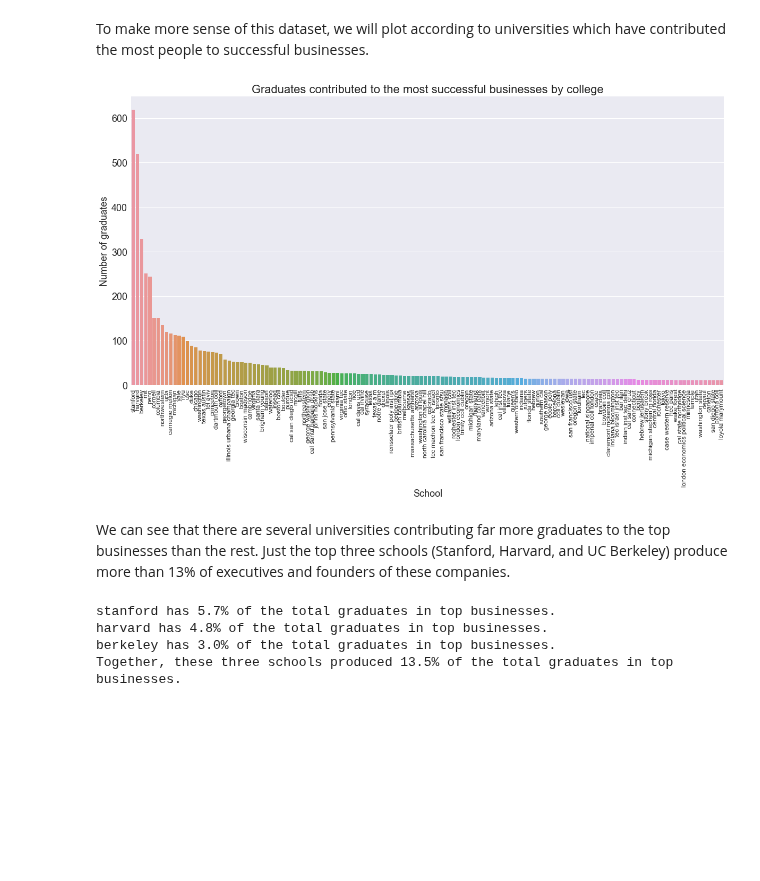
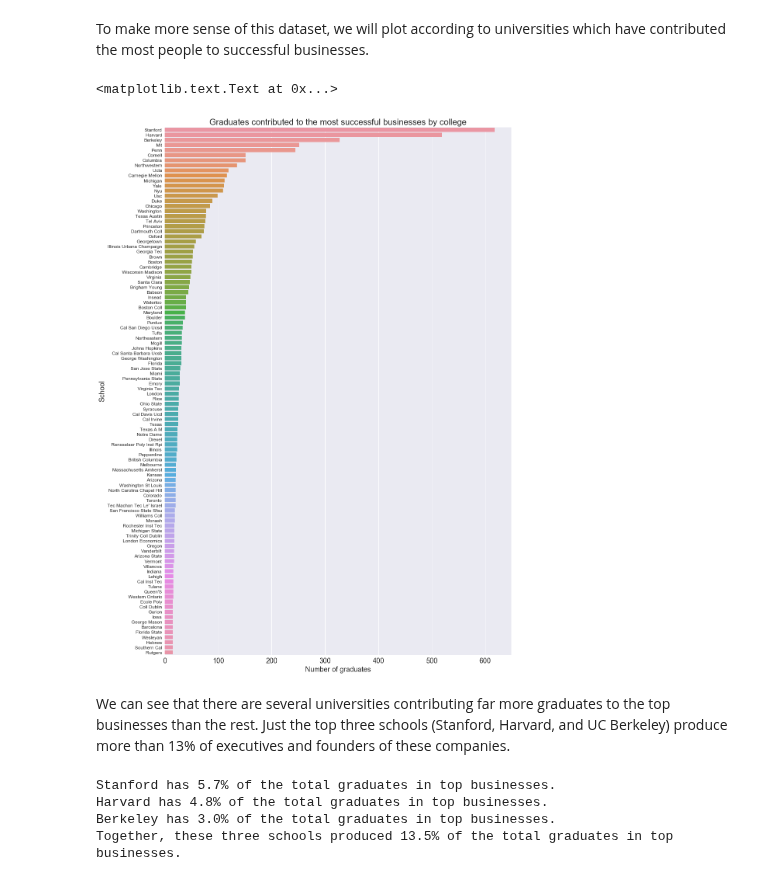
Before and after one commit to berkeley-stat159-f17/project-3-p2-mo-ma-ne, a Jupyter notebook: education.ipynb, the cells around one changed output. Cells and saved outputs as stored; diff of their text form; code cells hidden in the pictures; blank space fills up the shorter version.

```diff
--- a/education.ipynb
+++ b/education.ipynb
@@ -61,3 +19,10 @@ Index(['affiliation_name', 'birthplace', 'first_name', 'id', 'last_name',
+# %%
+conn = dbConnect()
+people = dbTableToDataFrame(conn,'cb_people')
+degrees = dbTableToDataFrame(conn,'cb_degrees')
+funding_rounds = dbTableToDataFrame(conn,'cb_funding_rounds')
+objects = dbTableToDataFrame(conn,'cb_objects')
+conn.close()
 # %% [markdown]
 ## The most successful businesses
 
@@ -222,8 +182,0 @@ delstems = ['univ','school','law','business']
-# %%
-# Also define some famous keywords or alternate names that clearly identify a specific school
-famous_keywords=['wharton','yale','harvard','mit','henley','berkeley','gurion','duke',
-             'babson','bentley','canberra','boulder','stanford','northwestern','usc',
-             'ucla','nyu','bowling green','baldwin wallace','boston coll','cal culinary',
-             'virginia commonwealth','virginia poly','stony brook','georgia tec']
-famous_altnames={'cal':'berkeley','pennsylvania':'penn','wharton':'penn','virginia poly':'virginia tec',
-                 'chicago booth':'chicago','massachusetts inst tec':'mit'}
@@ -279,0 +271,3 @@ CPE.institution=inst.str.join(' ')
+# %%
+CPE.institution=identify_institutions(CPE.institution)
+identify_institutions(CPE.institution)
@@ -282,8 +294,8 @@ This dataset is still quite large by itself. To reduce it's size, we will only f
 # %%
-people_contributed_min = 10
+people_contributed_min = 15
 inst_counts = pd.DataFrame(CPE.institution.value_counts())
 inst_counts = inst_counts.rename(columns={'institution':'total'})
-inst_mult = inst_counts[inst_counts.total>people_contributed_min]
+inst_mult = inst_counts[inst_counts.total>=people_contributed_min]
 CPE_count = pd.merge(CPE,inst_mult,left_on='institution',right_index=True).sort_values('total',ascending=False)
 CPE_count.head()
 # %% [output]
@@ -296,26 +308,27 @@ CPE_count.head()
 # %% [markdown]
 To make more sense of this dataset, we will plot according to universities which have contributed the most people to successful businesses.
 # %%
-fig,edu_ax = plt.subplots(figsize=(20,10))
-edu_ax = sns.barplot(x='institution',y='total',data=CPE_count)
+fig,edu_ax = plt.subplots(figsize=(16,25))
+edu_ax = sns.barplot(x='total',y='institution',data=CPE_count)
 edu_ax.set_title('Graduates contributed to the most successful businesses by college',fontsize=22)
 edu_ax.tick_params(labelsize=18)
-edu_ax.set_xticklabels(labels=CPE_count.institution.unique(),rotation='vertical',fontsize=12)
-edu_ax.set_xlabel('School',fontsize=18)
-edu_ax.set_ylabel('Number of graduates',fontsize=18);
+edu_ax.set_yticklabels(labels=CPE_count.institution.unique(),fontsize=12)
+edu_ax.set_xlabel('Number of graduates',fontsize=18);
+edu_ax.set_ylabel('School',fontsize=18)
 # %% [output]
+<matplotlib.text.Text at 0x...>
-[figure, old version]
+[figure, new version]
 # %% [markdown]
 We can see that there are several universities contributing far more graduates to the top businesses than the rest. Just the top three schools (Stanford, Harvard, and UC Berkeley) produce more than 13% of executives and founders of these companies.
 # %%
 cum_frac = 0
-for top_school in ['stanford','harvard','berkeley']:
+for top_school in ['Stanford','Harvard','Berkeley']:
     frac = inst_counts.total.loc[top_school]/inst_counts.total.sum()
     cum_frac += frac
     print('{} has {}% of the total graduates in top businesses.'.format(top_school,round(100*frac,1)))
 print('Together, these three schools produced {}% of the total graduates in top businesses.'.format(round(100*cum_frac,1)))
 # %% [output]
-stanford has 5.7% of the total graduates in top businesses.
-harvard has 4.8% of the total graduates in top businesses.
-berkeley has 3.0% of the total graduates in top businesses.
+Stanford has 5.7% of the total graduates in top businesses.
+Harvard has 4.8% of the total graduates in top businesses.
+Berkeley has 3.0% of the total graduates in top businesses.
 Together, these three schools produced 13.5% of the total graduates in top businesses.
```
Also changed, not shown: parts of 19 cells of this notebook.
